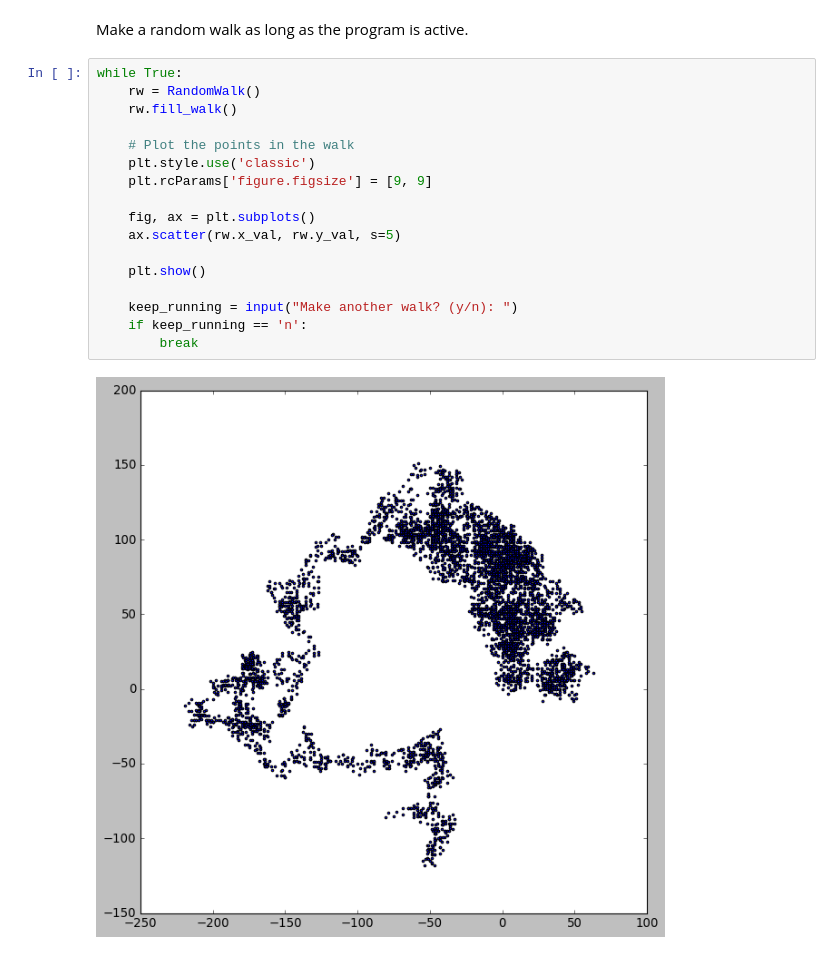
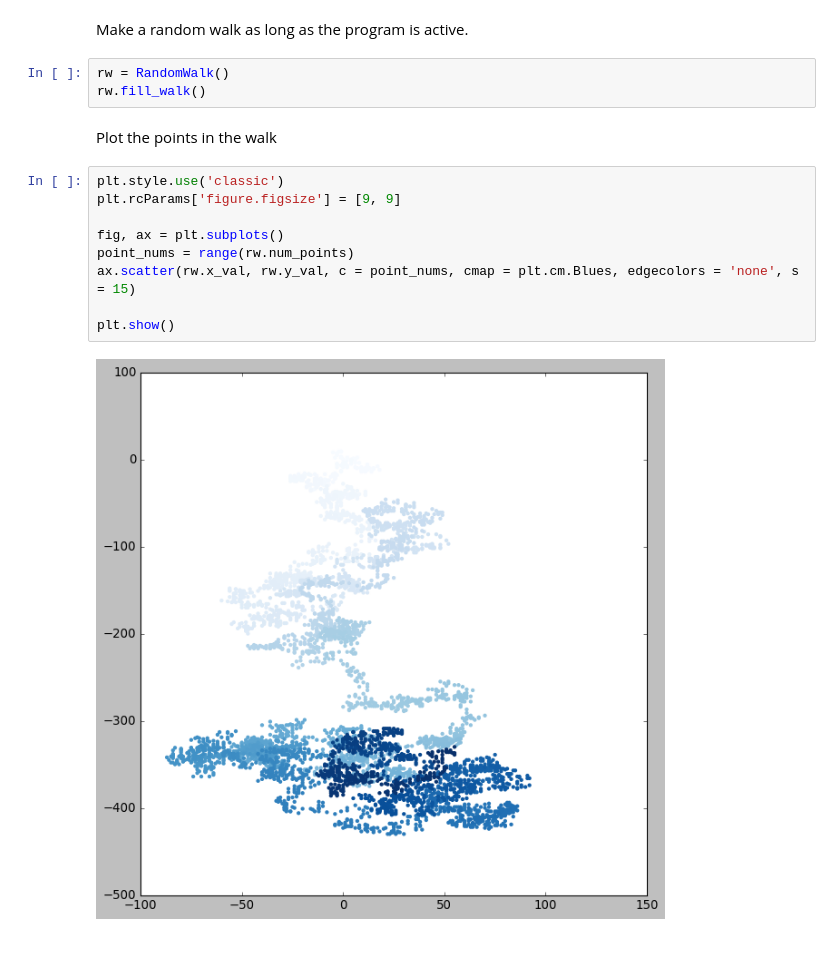
Before and after one commit to henryjams/PyCC_datavis, a Jupyter notebook: random_walk.ipynb, the cells around one changed output. Saved outputs shown, nothing was run; the diff lists cells and outputs as text.

Commit message:
Points are now plotted on a colormap that changes the color gradient along the length of the walk.

```diff
--- a/random_walk.ipynb
+++ b/random_walk.ipynb
@@ -42,21 +42,18 @@ class RandomWalk:
 # %% [markdown]
 Make a random walk as long as the program is active.
 # %%
-while True:
-    rw = RandomWalk()
-    rw.fill_walk()
-
-    # Plot the points in the walk
-    plt.style.use('classic')
-    plt.rcParams['figure.figsize'] = [9, 9]
-
-    fig, ax = plt.subplots()
-    ax.scatter(rw.x_val, rw.y_val, s=5)
-
-    plt.show()
-
-    keep_running = input("Make another walk? (y/n): ")
-    if keep_running == 'n':
-        break
+rw = RandomWalk()
+rw.fill_walk()
-# %% [output]
-[figure, removed]
+# %% [markdown]
+Plot the points in the walk
+# %%
+plt.style.use('classic')
+plt.rcParams['figure.figsize'] = [9, 9]
+
+fig, ax = plt.subplots()
+point_nums = range(rw.num_points)
+ax.scatter(rw.x_val, rw.y_val, c = point_nums, cmap = plt.cm.Blues, edgecolors = 'none', s = 15)
+
+plt.show()
+# %% [output]
+[figure, added]
```
